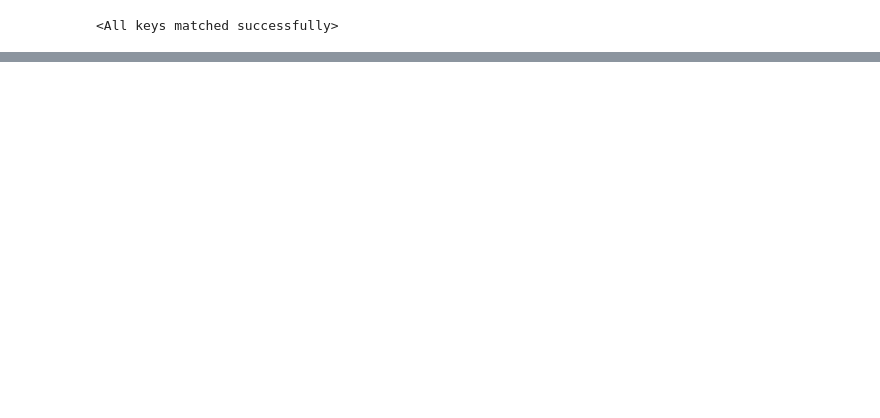
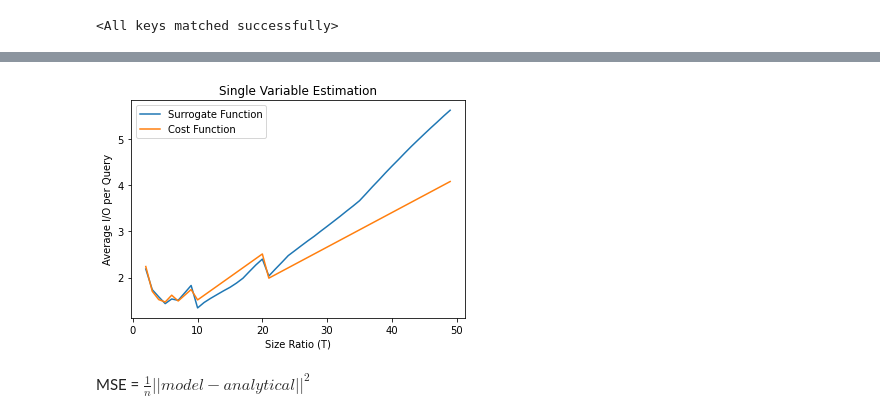
Before and after one commit to ephoris/endure-jupyter, a Jupyter notebook: viz-notebooks/model-landscape.ipynb, the cells around one changed output, grey strips where cells are left out. Saved outputs shown, nothing was run; the diff lists cells and outputs as text; code cells hidden in the pictures; blank space fills up the shorter version.

Commit message:
Checkpoint

```diff
--- a/viz-notebooks/model-landscape.ipynb
+++ b/viz-notebooks/model-landscape.ipynb
@@ -46,7 +63,8 @@ Wall time: 749 ms
 # %%
 model = KCostModel(cfg)
 model.state_dict()
-model_data = torch.load(os.path.join(sys.path[0], '../..', 'checkpoint.pt'))
-model.load_state_dict(model_data['model_state_dict'])
+model_data = torch.load(os.path.join(sys.path[0], '../..', 'kcost_model_v1.model'))
+status = model.load_state_dict(model_data)
+status
 # %% [output]
 <All keys matched successfully>
@@ -91,0 +156,17 @@ tensor([[44.0423]], grad_fn=<ReluBackward0>)
+# %%
+data = test_df.query('h == 9')
+x = data['T'].values
+y_model, y_analytical = data['model_cost'], data['analytical_cost']
+
+fig, ax = plt.subplots()
+ax.plot(x, y_model, label='Surrogate Function')
+ax.plot(x, y_analytical, label='Cost Function')
+ax.set_xlabel('Size Ratio (T)')
+ax.set_ylabel('Average I/O per Query')
+ax.set_title('Single Variable Estimation')
+ax.legend()
+None
+# %% [output]
+[figure, added]
+# %% [markdown]
+MSE = $\frac{1}{n}||model - analytical||^2$
```
Also changed, not shown: parts of 15 cells of this notebook, 1 other file.
